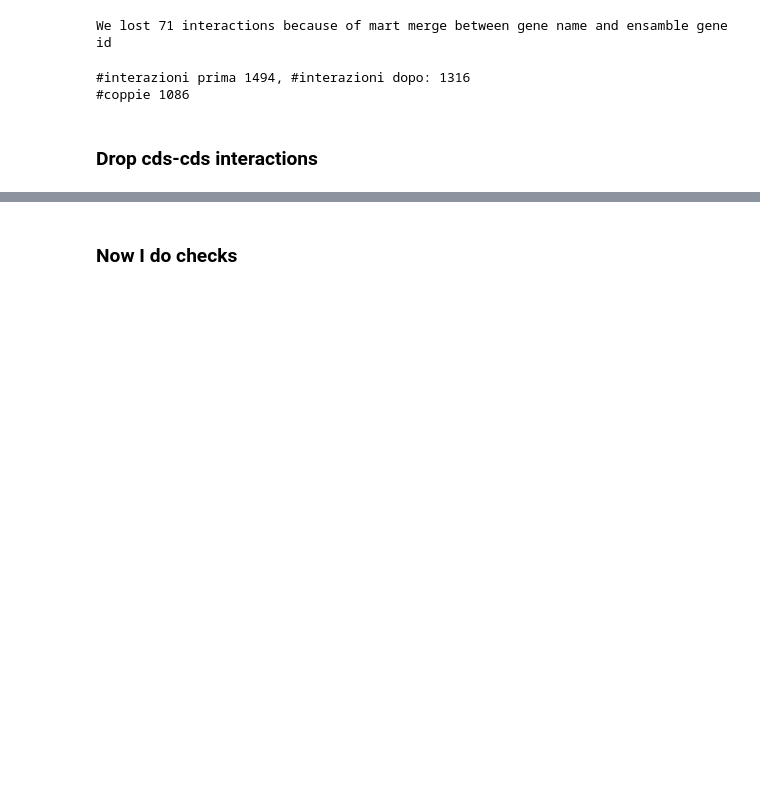
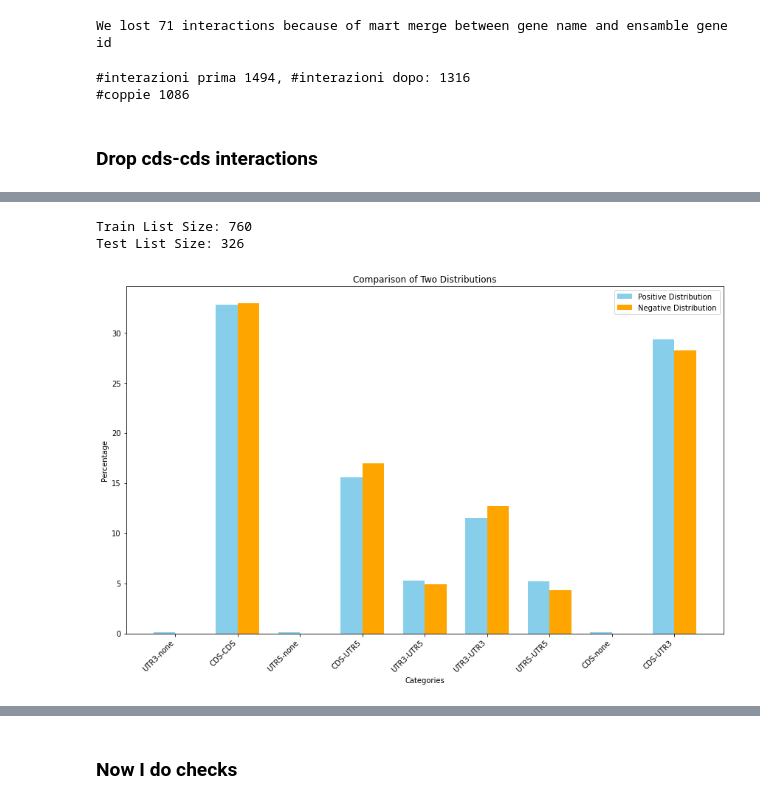
Before and after one commit to giorgiobini/RIME, a Jupyter notebook: src/preprocess_SPLASH_RANDOM.ipynb, the cells around one changed output, grey strips where cells are left out. Cells and saved outputs as stored; diff of their text form; code cells hidden in the pictures; blank space fills up the shorter version.

```diff
--- a/src/preprocess_SPLASH_RANDOM.ipynb
+++ b/src/preprocess_SPLASH_RANDOM.ipynb
@@ -218,0 +375,43 @@ assert ((df_int.y1 + df_int.h) <= df_int.length_2).all()
+# %%
+df_int = create_interactions_columns(df_int, df_genes[['gene_id', 'UTR5', 'CDS', 'UTR3']])
+df_int['where'] = df_int.apply(where_interacts, axis = 1)
+df_int['specie'] = 'human'
+all_couples = list(df_int.couples.unique())
+# %%
+train_list, test_list = train_test_val_split(all_couples, return_val = False)
+dict_sets = {'train':train_list, 'test':test_list}
+# %% [output]
+Train List Size: 760
+Test List Size: 326
+# %%
+how_many_negatives_per_positive = 2
+
+dfs = []
+for k in dict_sets.keys():
+    int_subset = df_int[df_int.couples.isin(dict_sets[k])].reset_index(drop = True)
+    for cell_line in ['HeLa', 'ES', 'RA', 'LCL']:
+        df_exp = int_subset[int_subset[cell_line] == 1].drop_duplicates().reset_index(drop = True)
+        df_exp['experiment'] = cell_line
+
+        df_neg = create_df_neg(df_exp, how_many_negatives_per_positive, [cell_line])
+
+        to_drop = set(df_neg['couples']).intersection(prohibited)
+
+        df_neg = df_neg[~df_neg['couples'].isin(to_drop)].reset_index(drop = True)
+
+        dict_sets[k] = list(set(df_neg['couples']).union(dict_sets[k]))
+
+        df_set = pd.concat([df_exp, df_neg], axis = 0).reset_index(drop = True)
+        dfs.append(df_set)
+
+df = pd.concat(dfs, axis = 0).reset_index(drop = True)
+# %%
+### In the negative set, I want to keep only 1 negative for each positive, otherwise valentino classes has problems.
+df_int, df_neg = df[df.interacting], df[df.interacting == False]
+
+df_neg = df_neg.drop_duplicates('couples')
+
+### In the positive set, the problem was related to the experiment column, now I approach in another way with respect to paris, I need to drop duplicates
+df_int = df_int.drop_duplicates(['couples', 'x1', 'y1', 'w', 'h'])
+
+df = pd.concat([df_int, df_neg], axis = 0).drop_duplicates().reset_index(drop = True)
@@ -218,0 +457,4 @@ assert ((df_int.y1 + df_int.h) <= df_int.length_2).all()
+# %%
+plot_interaction_region(df[df.couples.isin(dict_sets['train'])])
+# %% [output]
+[figure, added]
```
Also changed, not shown: parts of 32 cells of this notebook, 43 other files.
